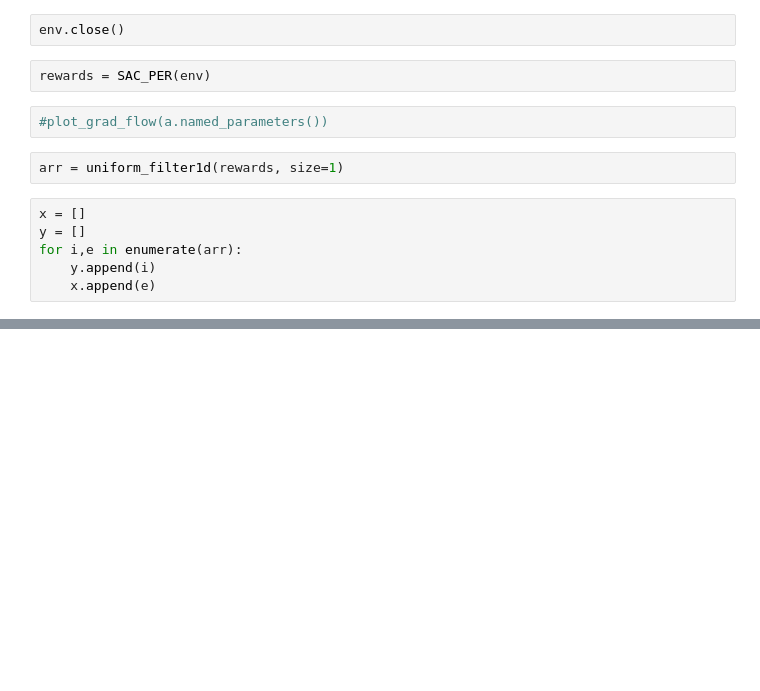
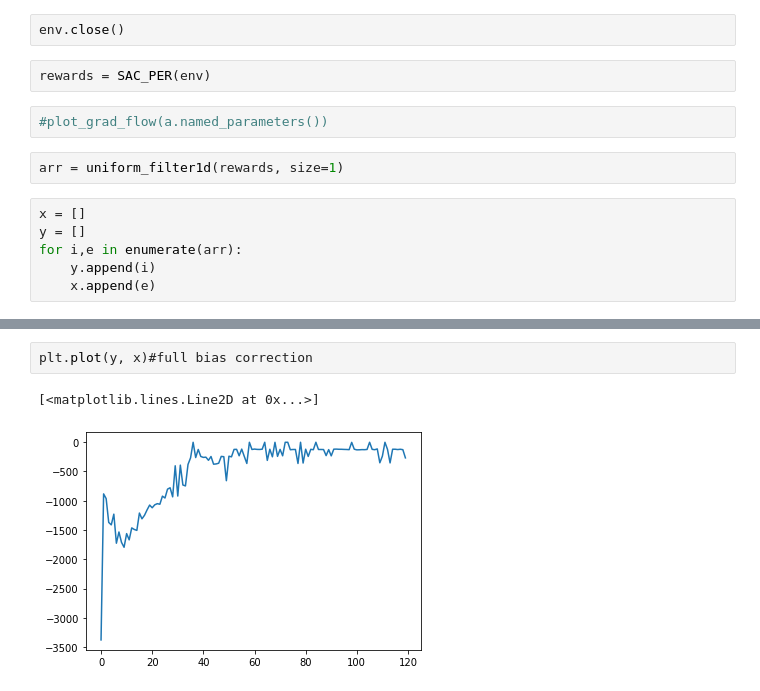
Before and after one commit to Kikumu/Reinforcement-Learning-repo, a Jupyter notebook: state_of_the_art/SOFT_ACTOR_CRITIC_WITH_PER.ipynb, the cells around one changed output, grey strips where cells are left out. Drawn from its saved outputs; the diff is of its cells as text; blank space fills up the shorter version.

```diff
--- a/state_of_the_art/SOFT_ACTOR_CRITIC_WITH_PER.ipynb
+++ b/state_of_the_art/SOFT_ACTOR_CRITIC_WITH_PER.ipynb
@@ -477,0 +490,5 @@ plt.plot(y, x)
+# %%
+plt.plot(y, x)#full bias correction
+# %% [output]
+[<matplotlib.lines.Line2D at 0x...>]
+[figure, added]
```
Also changed, not shown: parts of 9 cells of this notebook.
